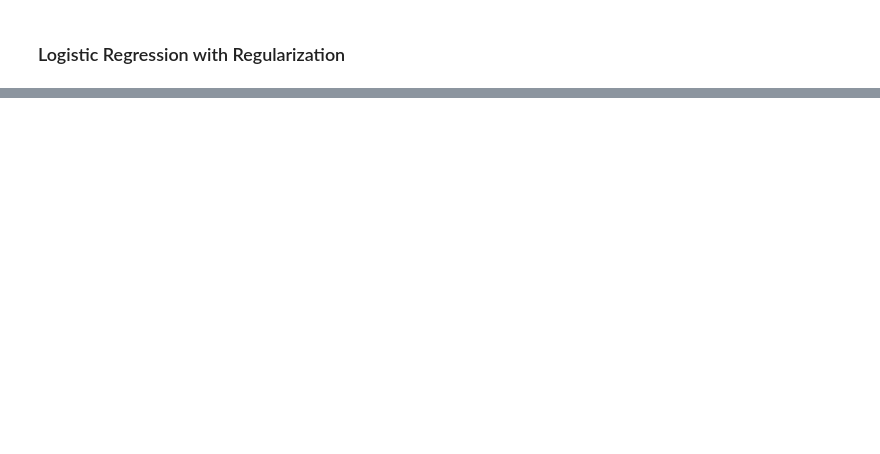
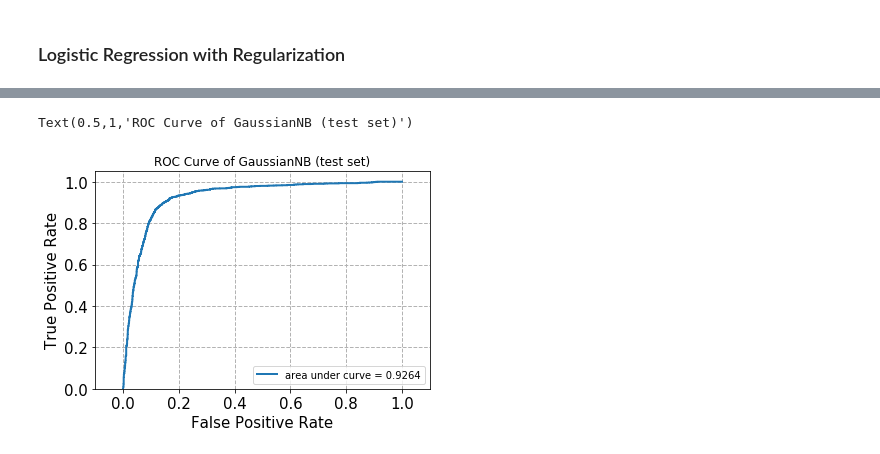
Before and after one commit to Shuyifan/ECE-219-Large-Scale-Data-Mining-Project, a Jupyter notebook: Project1.ipynb, the cells around one changed output, grey strips where cells are left out. Cells and saved outputs as stored; diff of their text form; code cells hidden in the pictures; blank space fills up the shorter version.

```diff
--- a/Project1.ipynb
+++ b/Project1.ipynb
@@ -850,0 +1004,13 @@ F-1 Score: 0.9576059850374065
+# %%
+from sklearn.naive_bayes import GaussianNB
+bayes = GaussianNB().fit(X_train_lsi, train_label)
+# %%
+# ROC curve for test set
+score_bayes = bayes.predict_proba(X_test_lsi)[:,1]
+fpr_bayes, tpr_bayes, _ = metrics.roc_curve(test_label, score_bayes, pos_label=1)
+
+plot_roc(fpr_bayes, tpr_bayes)
+plt.title('ROC Curve of GaussianNB (test set)')
+# %% [output]
+Text(0.5,1,'ROC Curve of GaussianNB (test set)')
+[figure, added]
```
Also changed, not shown: parts of 29 cells of this notebook.
